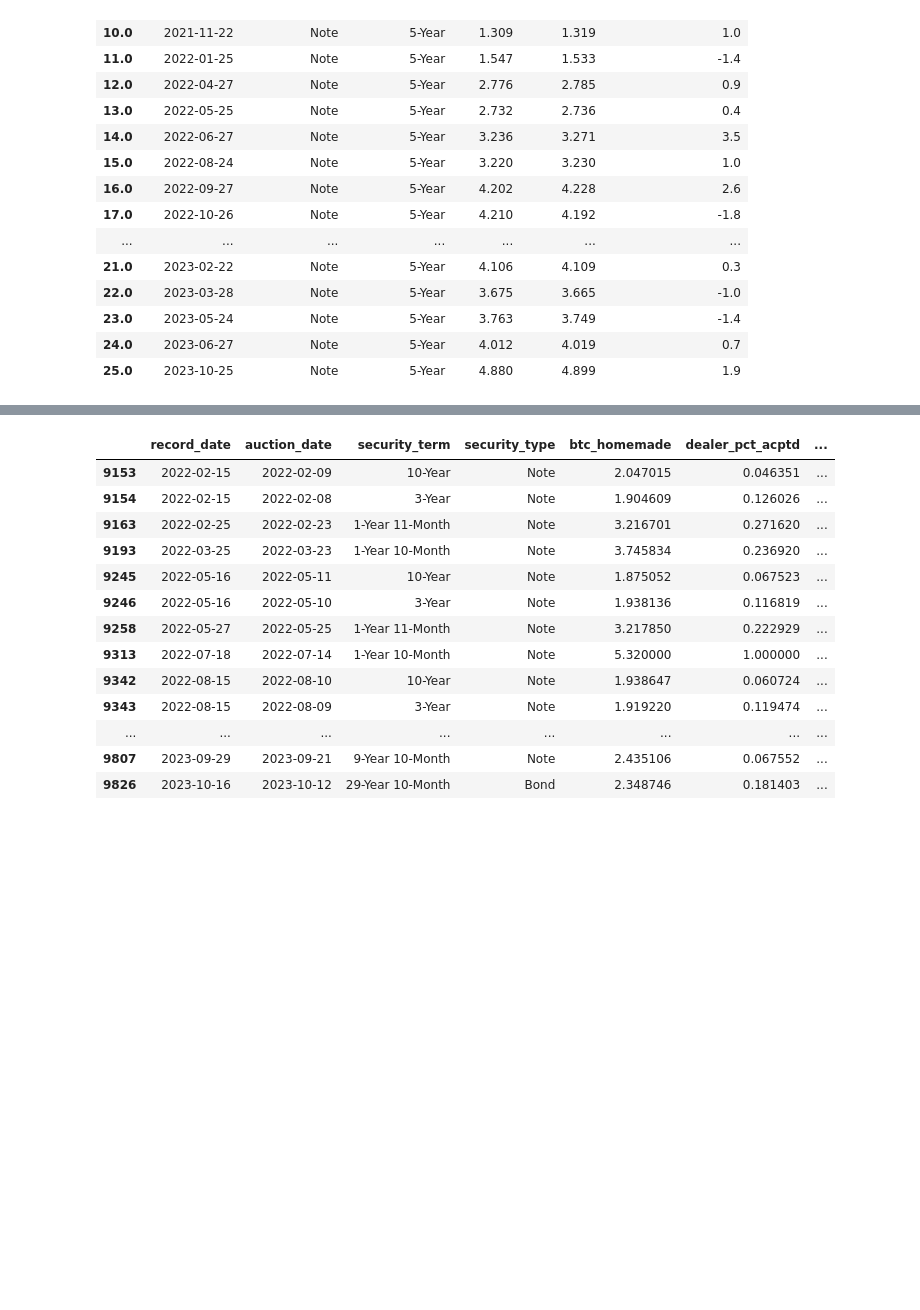
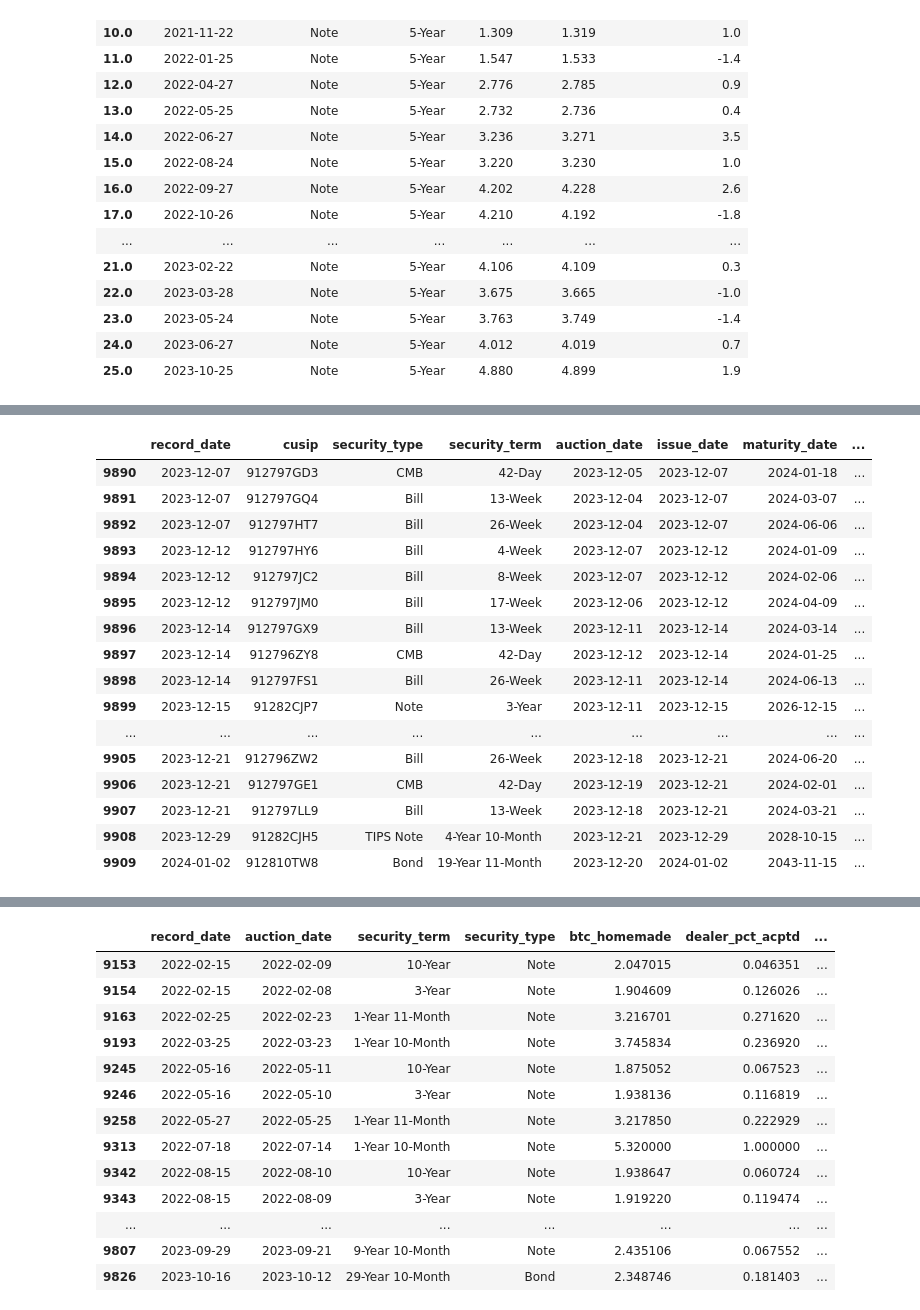
Before and after one commit to colton-22/finra, a Jupyter notebook: untitled.ipynb, the cells around one changed output, grey strips where cells are left out. Cells and saved outputs as stored; diff of their text form; code cells hidden in the pictures; blank space fills up the shorter version.

```diff
--- a/untitled.ipynb
+++ b/untitled.ipynb
@@ -442,3 +621,23 @@ df_from_db
+# %%
+df_from_db.tail(20)
+# %% [output]
+|  | record_date | cusip | security_type | security_term | auction_date | issue_date | maturity_date | ... |
+| 9890 | 2023-12-07 | 912797GD3 | CMB | 42-Day | 2023-12-05 | 2023-12-07 | 2024-01-18 | ... |
+| 9891 | 2023-12-07 | 912797GQ4 | Bill | 13-Week | 2023-12-04 | 2023-12-07 | 2024-03-07 | ... |
+| 9892 | 2023-12-07 | 912797HT7 | Bill | 26-Week | 2023-12-04 | 2023-12-07 | 2024-06-06 | ... |
+| 9893 | 2023-12-12 | 912797HY6 | Bill | 4-Week | 2023-12-07 | 2023-12-12 | 2024-01-09 | ... |
+| 9894 | 2023-12-12 | 912797JC2 | Bill | 8-Week | 2023-12-07 | 2023-12-12 | 2024-02-06 | ... |
+| 9895 | 2023-12-12 | 912797JM0 | Bill | 17-Week | 2023-12-06 | 2023-12-12 | 2024-04-09 | ... |
+| 9896 | 2023-12-14 | 912797GX9 | Bill | 13-Week | 2023-12-11 | 2023-12-14 | 2024-03-14 | ... |
+| 9897 | 2023-12-14 | 912796ZY8 | CMB | 42-Day | 2023-12-12 | 2023-12-14 | 2024-01-25 | ... |
+| 9898 | 2023-12-14 | 912797FS1 | Bill | 26-Week | 2023-12-11 | 2023-12-14 | 2024-06-13 | ... |
+| 9899 | 2023-12-15 | 91282CJP7 | Note | 3-Year | 2023-12-11 | 2023-12-15 | 2026-12-15 | ... |
+| ... | ... | ... | ... | ... | ... | ... | ... | ... |
+| 9905 | 2023-12-21 | 912796ZW2 | Bill | 26-Week | 2023-12-18 | 2023-12-21 | 2024-06-20 | ... |
+| 9906 | 2023-12-21 | 912797GE1 | CMB | 42-Day | 2023-12-19 | 2023-12-21 | 2024-02-01 | ... |
+| 9907 | 2023-12-21 | 912797LL9 | Bill | 13-Week | 2023-12-18 | 2023-12-21 | 2024-03-21 | ... |
+| 9908 | 2023-12-29 | 91282CJH5 | TIPS Note | 4-Year 10-Month | 2023-12-21 | 2023-12-29 | 2028-10-15 | ... |
+| 9909 | 2024-01-02 | 912810TW8 | Bond | 19-Year 11-Month | 2023-12-20 | 2024-01-02 | 2043-11-15 | ... |
 # %%
 month = "2022-01"
 year = "2022"
```
Also changed, not shown: parts of 10 cells of this notebook.
